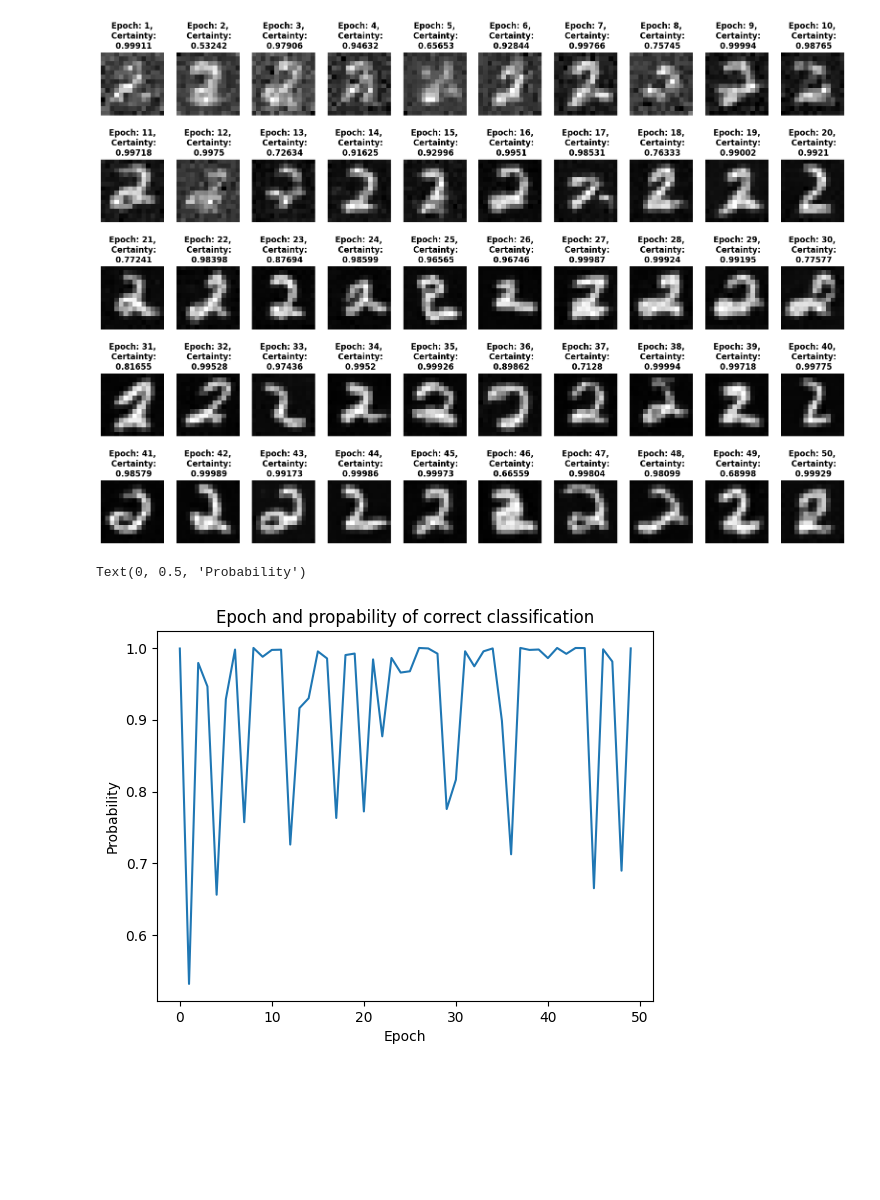
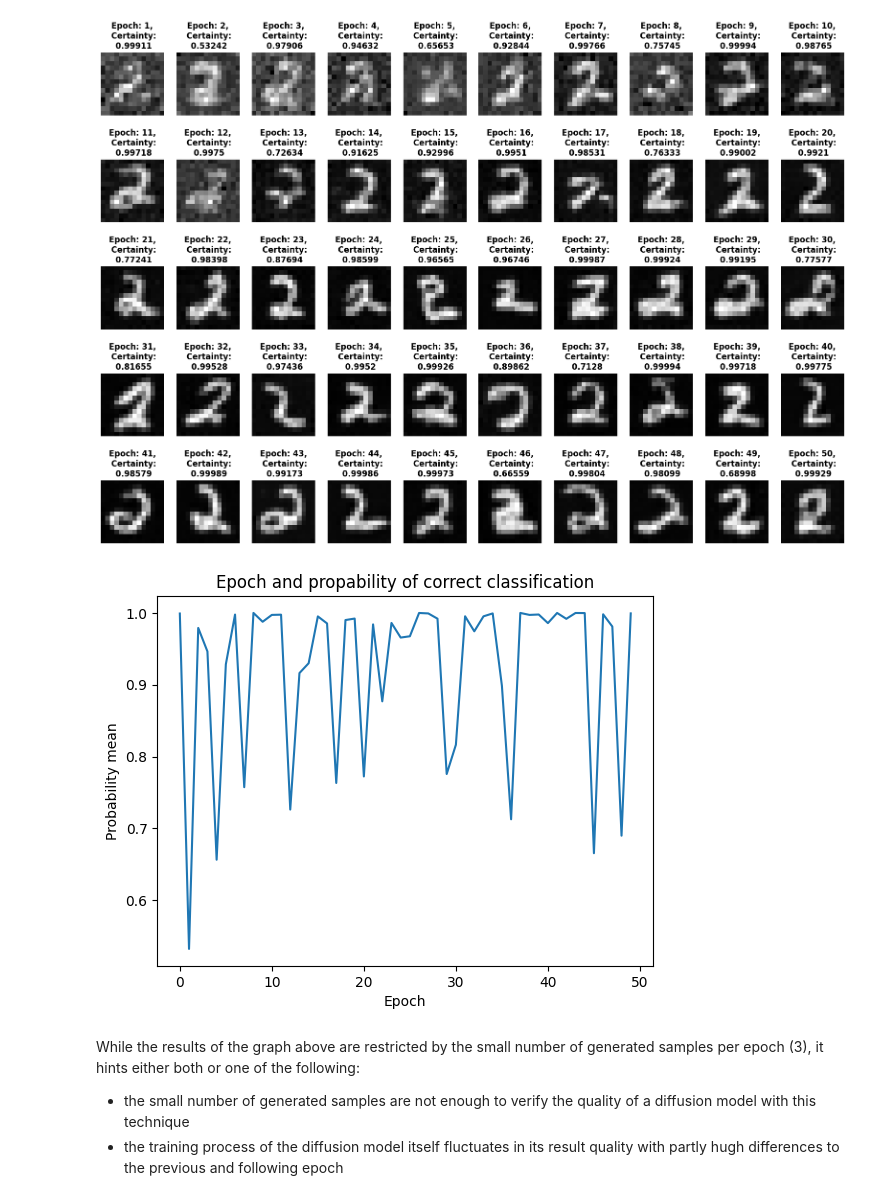
Before and after one commit to DamianAtlass/evaluating-a-diffusion-model-using-a-CNN, a Jupyter notebook: main.ipynb, the cells around one changed output. Cells and saved outputs as stored; diff of their text form; code cells hidden in the pictures; blank space fills up the shorter version.

```diff
--- a/main.ipynb
+++ b/main.ipynb
@@ -286,8 +260,6 @@ else:
 cnn = torch.load("mnist_trained_cnn.pt", weights_only=False) #cnn trained on mnist (test-acc : 0.9878)
 softmax = nn.Softmax(dim=1)
 # %%
-j = 0
-
 fig, axis = plt.subplots(
     nrows=math.ceil(len(examined_models_idx) / 10),
     ncols=10,
@@ -307,15 +279,17 @@ for ax, idx, model_index in zip(axis.ravel(), range(len(d_results_per_epoch)), e
     ax.imshow(output[0].detach().cpu().permute(1, 2, 0), cmap='gray') # output[0] -> only show first image
     ax.set_title(f'Epoch: {model_index + 1},\n Certainty:\n {round(mean_probability, 5)}', fontweight='bold')
     ax.axis(False)
-
-    j += 1
 # %% [output]
 [figure]
 # %%
 plt.plot(examined_models_idx, mean_correct_classification_prob_per_epoch)
 plt.title("Epoch and propability of correct classification")
 plt.xlabel("Epoch")
-plt.ylabel("Probability")
+plt.ylabel("Probability mean")
+plt.show()
 # %% [output]
-Text(0, 0.5, 'Probability')
-[figure, old version]
+[figure, new version]
+# %% [markdown]
+While the results of the graph above are restricted by the small number of generated samples per epoch (3), it hints either both or one of the following:
+* the small number of generated samples are not enough to verify the quality of a diffusion model with this technique
+* the training process of the diffusion model itself fluctuates in its result quality with partly hugh differences to the previous and following epoch
```
Also changed, not shown: parts of 1 cell of this notebook.
